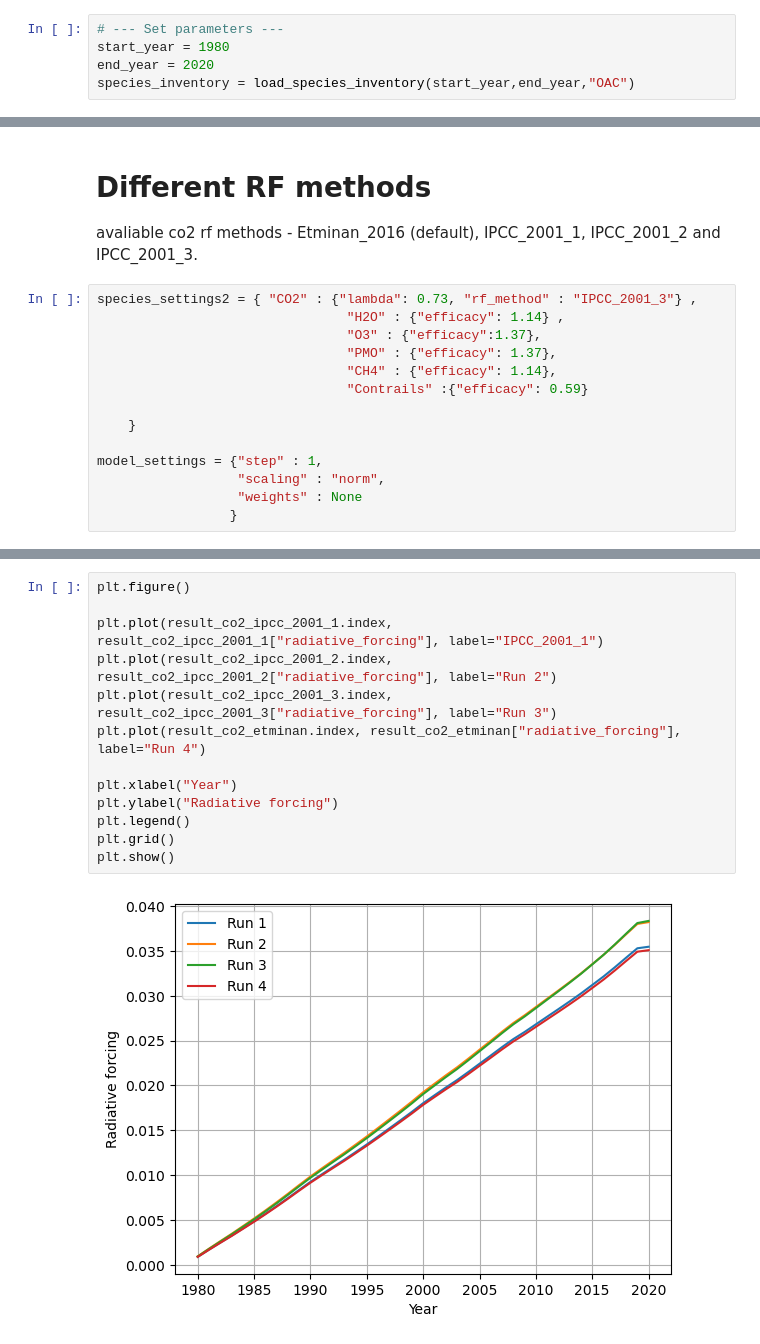
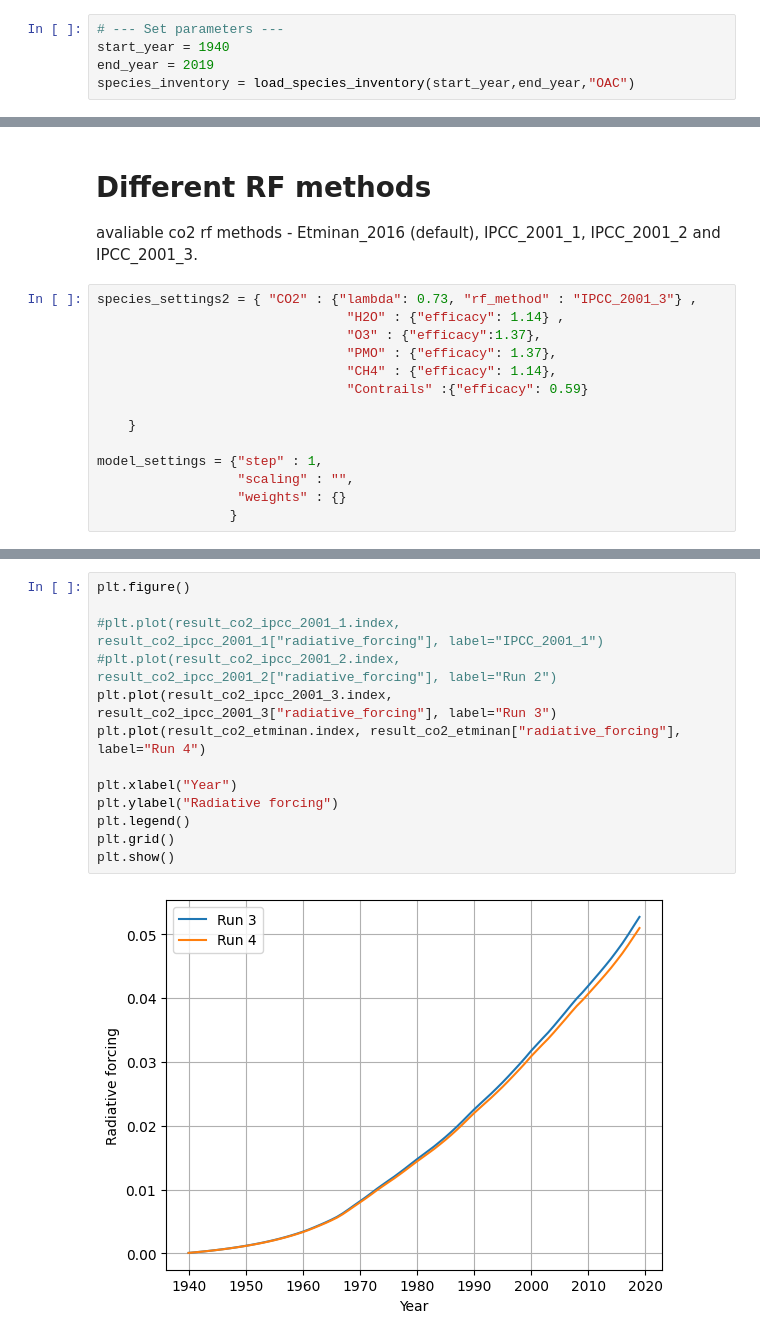
Before and after one commit to AeroMAPS/AeroCM, a Jupyter notebook: aerocm/climate_models/base_oac_run.ipynb, the cells around one changed output, grey strips where cells are left out. Drawn from its saved outputs; the diff is of its cells as text.

```diff
--- a/aerocm/climate_models/base_oac_run.ipynb
+++ b/aerocm/climate_models/base_oac_run.ipynb
@@ -15,5 +17,5 @@ import matplotlib.pyplot as plt
 # %%
 # --- Set parameters ---
-start_year = 1980
-end_year = 2020
+start_year = 1940
+end_year = 2019
 species_inventory = load_species_inventory(start_year,end_year,"OAC")
@@ -551,8 +451,8 @@ species_settings2 = { "CO2" : {"lambda": 0.73, "rf_method" : "IPCC_2001_3"} ,
     }
 
 model_settings = {"step" : 1,
-                  "scaling" : "norm",
-                  "weights" : None
+                  "scaling" : "",
+                  "weights" : {}
                  }
 # %%
 result_co2_ipcc_2001_3 = OpenAirClim(start_year, end_year, "CO2", species_inventory["CO2"],species_settings2["CO2"], model_settings).run(return_df=True)
@@ -662,15 +479,15 @@ result_co2_etminan
 # %%
 plt.figure()
 
-plt.plot(result_co2_ipcc_2001_1.index, result_co2_ipcc_2001_1["radiative_forcing"], label="IPCC_2001_1")
-plt.plot(result_co2_ipcc_2001_2.index, result_co2_ipcc_2001_2["radiative_forcing"], label="Run 2")
+#plt.plot(result_co2_ipcc_2001_1.index, result_co2_ipcc_2001_1["radiative_forcing"], label="IPCC_2001_1")
+#plt.plot(result_co2_ipcc_2001_2.index, result_co2_ipcc_2001_2["radiative_forcing"], label="Run 2")
 plt.plot(result_co2_ipcc_2001_3.index, result_co2_ipcc_2001_3["radiative_forcing"], label="Run 3")
 plt.plot(result_co2_etminan.index, result_co2_etminan["radiative_forcing"], label="Run 4")
 
 plt.xlabel("Year")
 plt.ylabel("Radiative forcing")
 plt.legend()
 plt.grid()
 plt.show()
 # %% [output]
-[figure, old version]
+[figure, new version]
```
Also changed, not shown: parts of 16 cells of this notebook, 22 other files.
